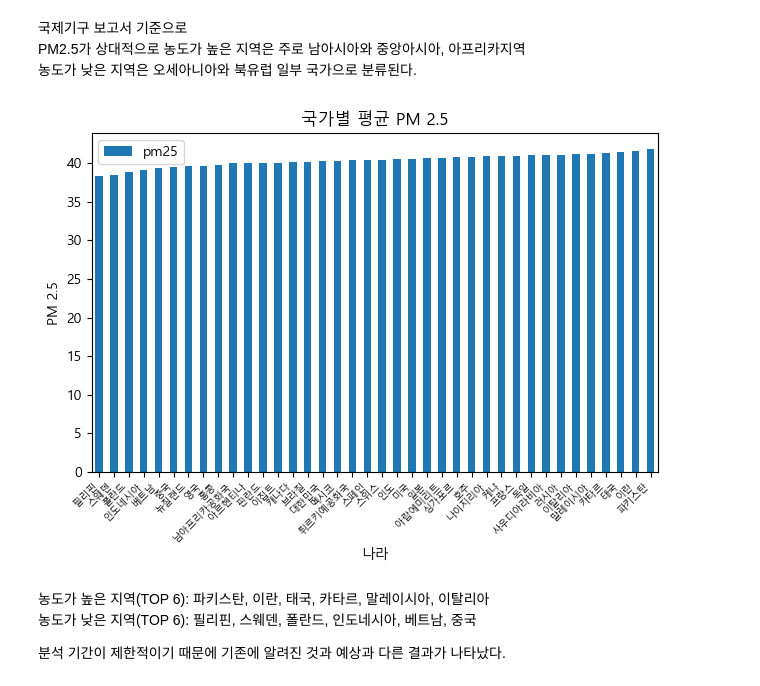
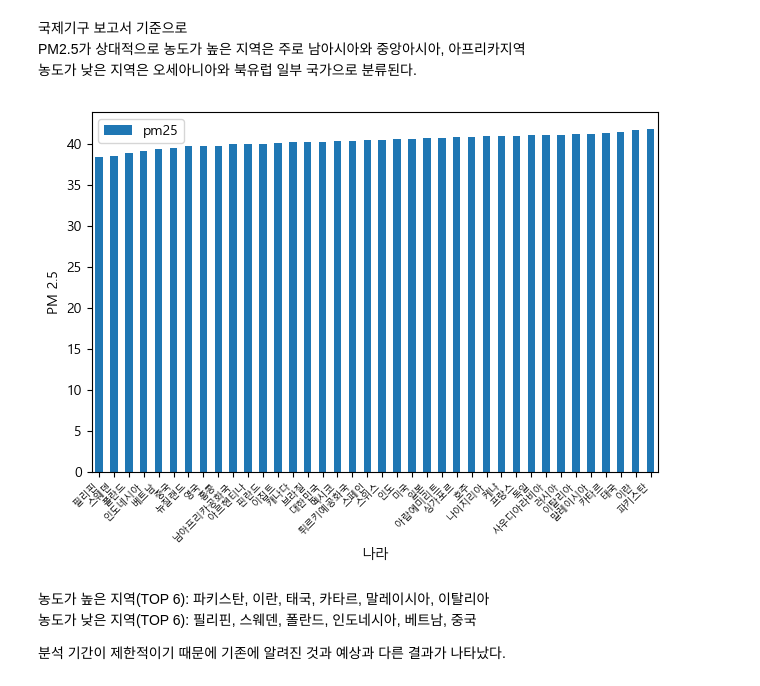
Before and after one commit to None425/Global-AirQuality-Analysis, a Jupyter notebook: notebooks/AirqualityAnalysis.ipynb, the cells around one changed output. Cells and saved outputs as stored; diff of their text form; code cells hidden in the pictures.

```diff
--- a/notebooks/AirqualityAnalysis.ipynb
+++ b/notebooks/AirqualityAnalysis.ipynb
@@ -353,16 +387,16 @@ PM2.5가 상대적으로 농도가 높은 지역은 주로 남아시아와 중
 # %%
 avg_pm25 = df.groupby('country_kor')['pm25'].mean().sort_values()
 avg_pm25.plot(kind="bar")
 
-plt.title("국가별 평균 PM 2.5")
+#plt.title("국가별 평균 PM 2.5")
 plt.xticks(fontsize = 7,rotation = 45,ha='right')
 plt.xlabel("나라")
 plt.ylabel("PM 2.5")
 plt.legend()
 plt.tight_layout()
 plt.show()
 # %% [output]
-[figure, old version]
+[figure, new version]
 # %% [markdown]
 농도가 높은 지역(TOP 6): 파키스탄, 이란, 태국, 카타르, 말레이시아, 이탈리아
 농도가 낮은 지역(TOP 6): 필리핀, 스웨덴, 폴란드, 인도네시아, 베트남, 중국
```
Also changed, not shown: parts of 6 cells of this notebook.
